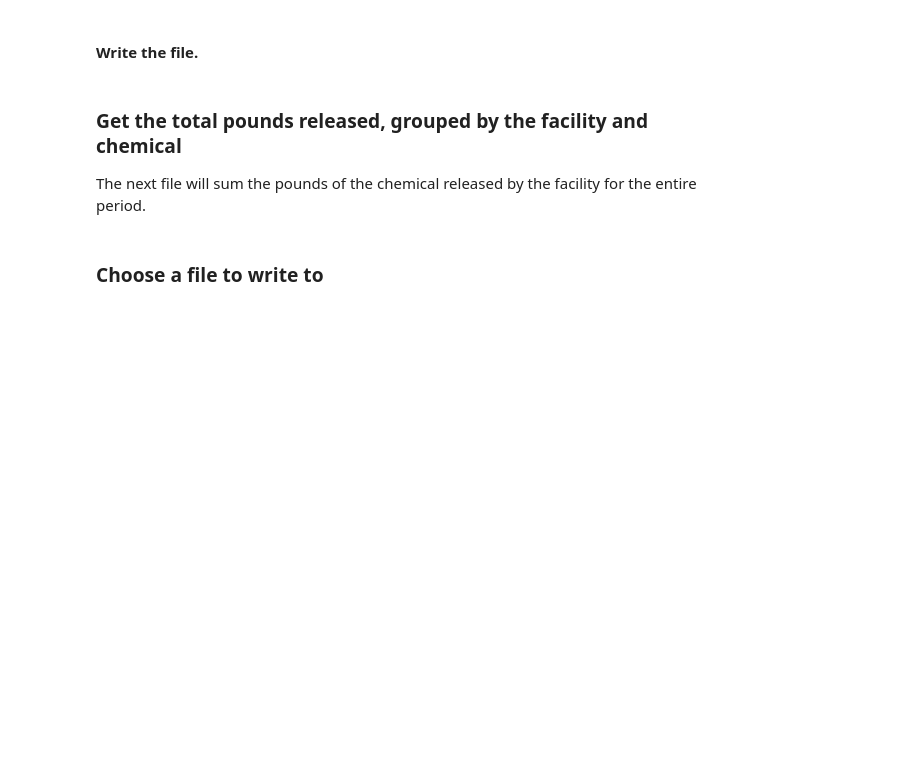
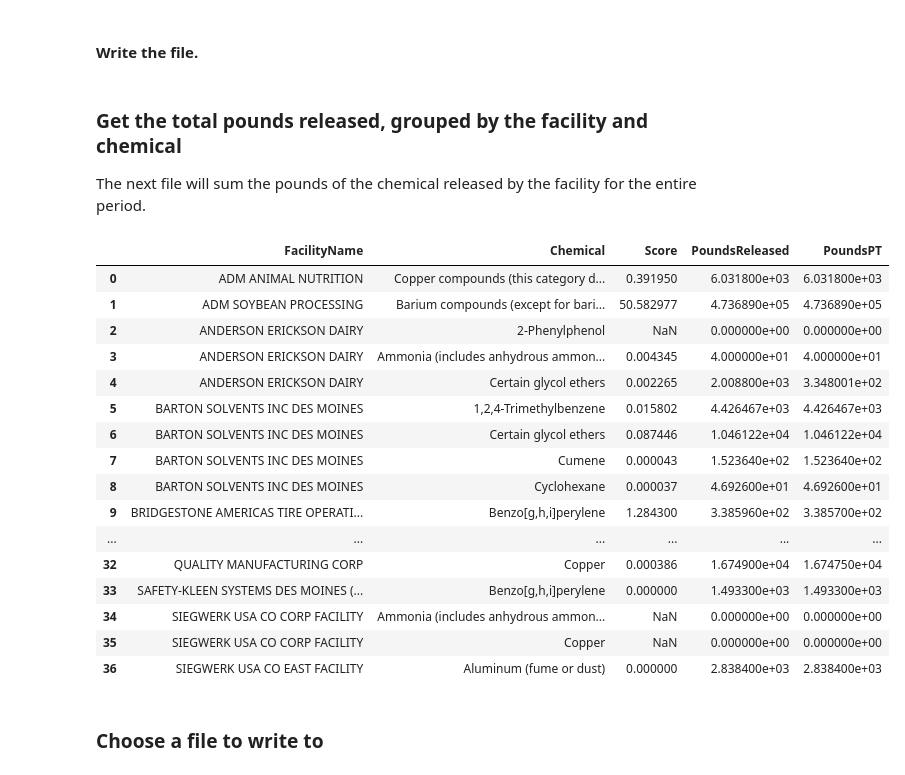
Before and after one commit to edgi-govdata-archiving/RSEI, a Jupyter notebook: RSEI.ipynb, the cells around one changed output. Cells and saved outputs as stored; diff of their text form; code cells hidden in the pictures; blank space fills up the shorter version.

```diff
--- a/RSEI.ipynb
+++ b/RSEI.ipynb
@@ -374,9 +439,34 @@ fac_chemicals.to_csv(filename_widget.value)
 ### Get the total pounds released, grouped by the facility and chemical
 The next file will sum the pounds of the chemical released by the facility for the entire period.
 # %%
-fac_chem_pounds = link_df1.groupby(['FacilityName', 'Chemical'], as_index=False).agg({'Score' : 'mean', 'PoundsReleased' : 'sum', 'PoundsPT' : 'sum'})
+# Convert data types
+link_df1["Score"] = pd.to_numeric(link_df1["Score"])
+link_df1["PoundsReleased"] = pd.to_numeric(link_df1["PoundsReleased"])
+link_df1["PoundsPT"] = pd.to_numeric(link_df1["PoundsPT"])
+
+# Aggregate
+fac_chem_pounds = link_df1.groupby(['FacilityName', 'Chemical'], as_index=False).agg({'Score' : 'mean', 'PoundsReleased' : 'sum', 'PoundsPT' : 'sum'},
+)
 
 fac_chem_pounds
+# %% [output]
+|  | FacilityName | Chemical | Score | PoundsReleased | PoundsPT |
+| 0 | ADM ANIMAL NUTRITION | Copper compounds (this category d... | 0.391950 | 6.031800e+03 | 6.031800e+03 |
+| 1 | ADM SOYBEAN PROCESSING | Barium compounds (except for bari... | 50.582977 | 4.736890e+05 | 4.736890e+05 |
+| 2 | ANDERSON ERICKSON DAIRY | 2-Phenylphenol | NaN | 0.000000e+00 | 0.000000e+00 |
+| 3 | ANDERSON ERICKSON DAIRY | Ammonia (includes anhydrous ammon... | 0.004345 | 4.000000e+01 | 4.000000e+01 |
+| 4 | ANDERSON ERICKSON DAIRY | Certain glycol ethers | 0.002265 | 2.008800e+03 | 3.348001e+02 |
+| 5 | BARTON SOLVENTS INC DES MOINES | 1,2,4-Trimethylbenzene | 0.015802 | 4.426467e+03 | 4.426467e+03 |
+| 6 | BARTON SOLVENTS INC DES MOINES | Certain glycol ethers | 0.087446 | 1.046122e+04 | 1.046122e+04 |
+| 7 | BARTON SOLVENTS INC DES MOINES | Cumene | 0.000043 | 1.523640e+02 | 1.523640e+02 |
+| 8 | BARTON SOLVENTS INC DES MOINES | Cyclohexane | 0.000037 | 4.692600e+01 | 4.692600e+01 |
+| 9 | BRIDGESTONE AMERICAS TIRE OPERATI... | Benzo[g,h,i]perylene | 1.284300 | 3.385960e+02 | 3.385700e+02 |
+| ... | ... | ... | ... | ... | ... |
+| 32 | QUALITY MANUFACTURING CORP | Copper | 0.000386 | 1.674900e+04 | 1.674750e+04 |
+| 33 | SAFETY-KLEEN SYSTEMS DES MOINES (... | Benzo[g,h,i]perylene | 0.000000 | 1.493300e+03 | 1.493300e+03 |
+| 34 | SIEGWERK USA CO CORP FACILITY | Ammonia (includes anhydrous ammon... | NaN | 0.000000e+00 | 0.000000e+00 |
+| 35 | SIEGWERK USA CO CORP FACILITY | Copper | NaN | 0.000000e+00 | 0.000000e+00 |
+| 36 | SIEGWERK USA CO EAST FACILITY | Aluminum (fume or dust) | 0.000000 | 2.838400e+03 | 2.838400e+03 |
 # %% [markdown]
 ### Choose a file to write to
 # %%
```
Also changed, not shown: parts of 27 cells of this notebook.
